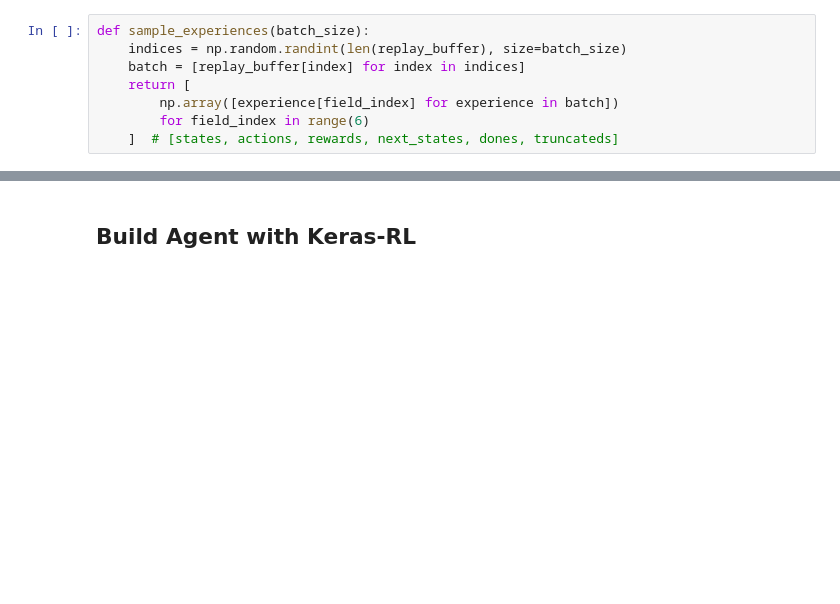
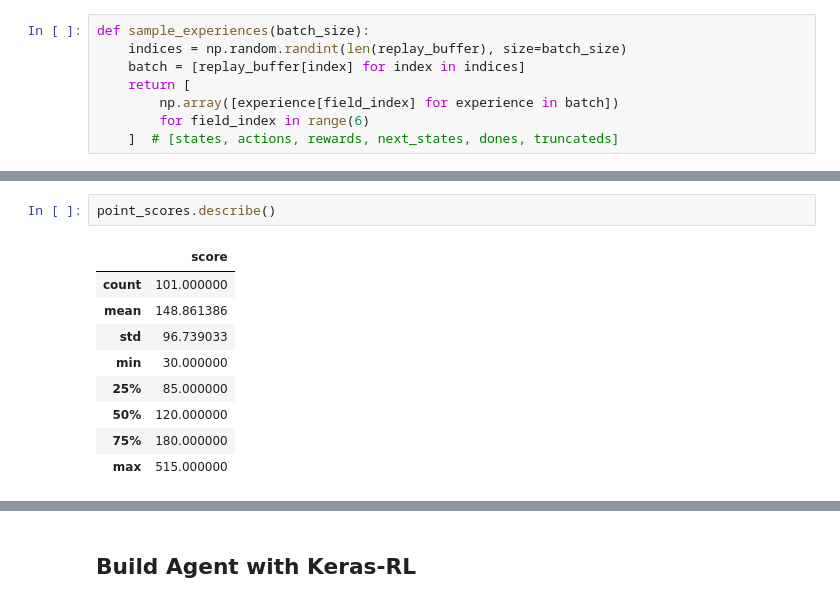
Before and after one commit to TimoSR/AI_Mandatory_2, a Jupyter notebook: Timothy/deep-q-learning_enviroment.ipynb, the cells around one changed output, grey strips where cells are left out. Drawn from its saved outputs; the diff is of its cells as text; blank space fills up the shorter version.

```diff
--- a/Timothy/deep-q-learning_enviroment.ipynb
+++ b/Timothy/deep-q-learning_enviroment.ipynb
@@ -209,0 +245,12 @@ Episode: 116, Steps: 200, eps: 0.770
+# %%
+point_scores.describe()
+# %% [output]
+|  | score |
+| count | 101.000000 |
+| mean | 148.861386 |
+| std | 96.739033 |
+| min | 30.000000 |
+| 25% | 85.000000 |
+| 50% | 120.000000 |
+| 75% | 180.000000 |
+| max | 515.000000 |
```
Also changed, not shown: parts of 7 cells of this notebook, 12 other files.
